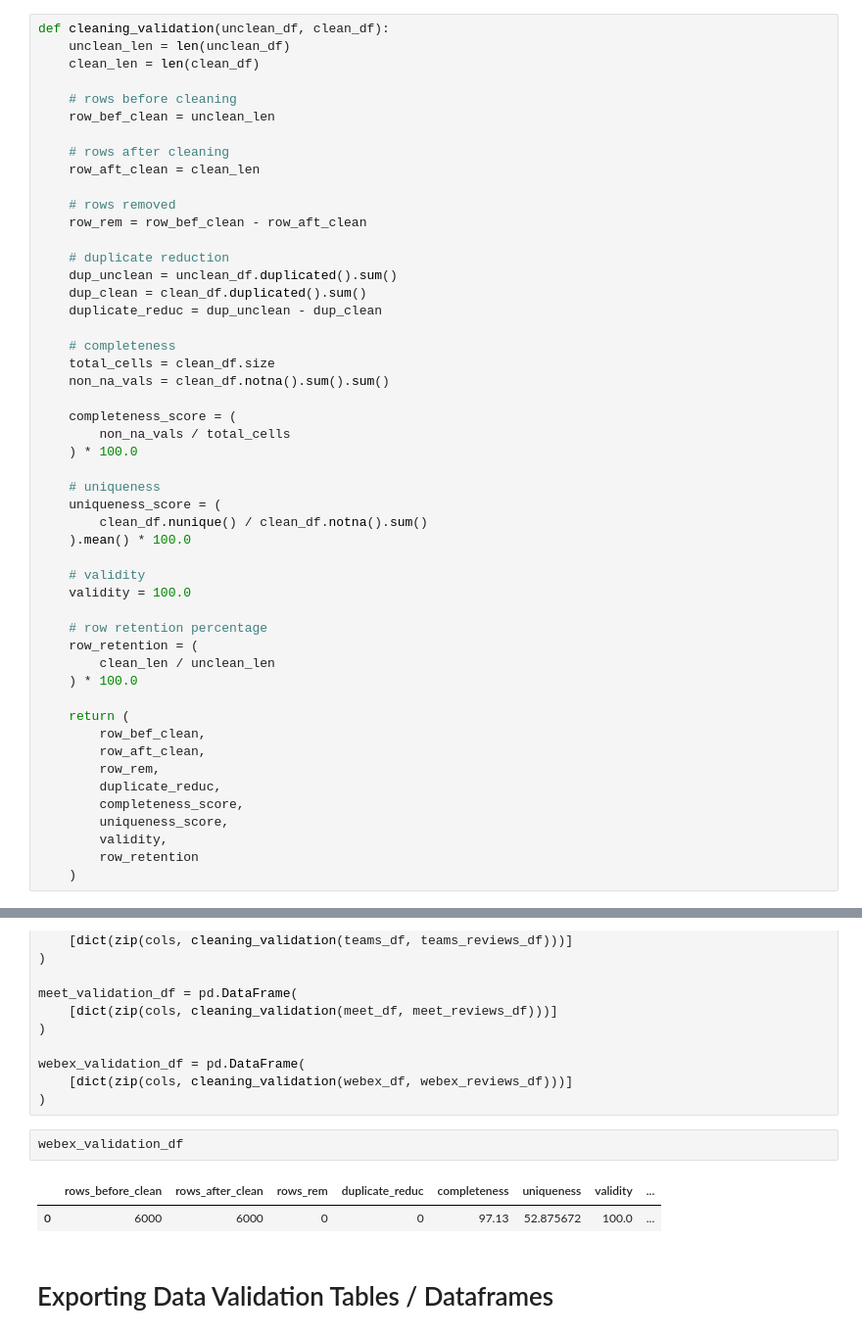
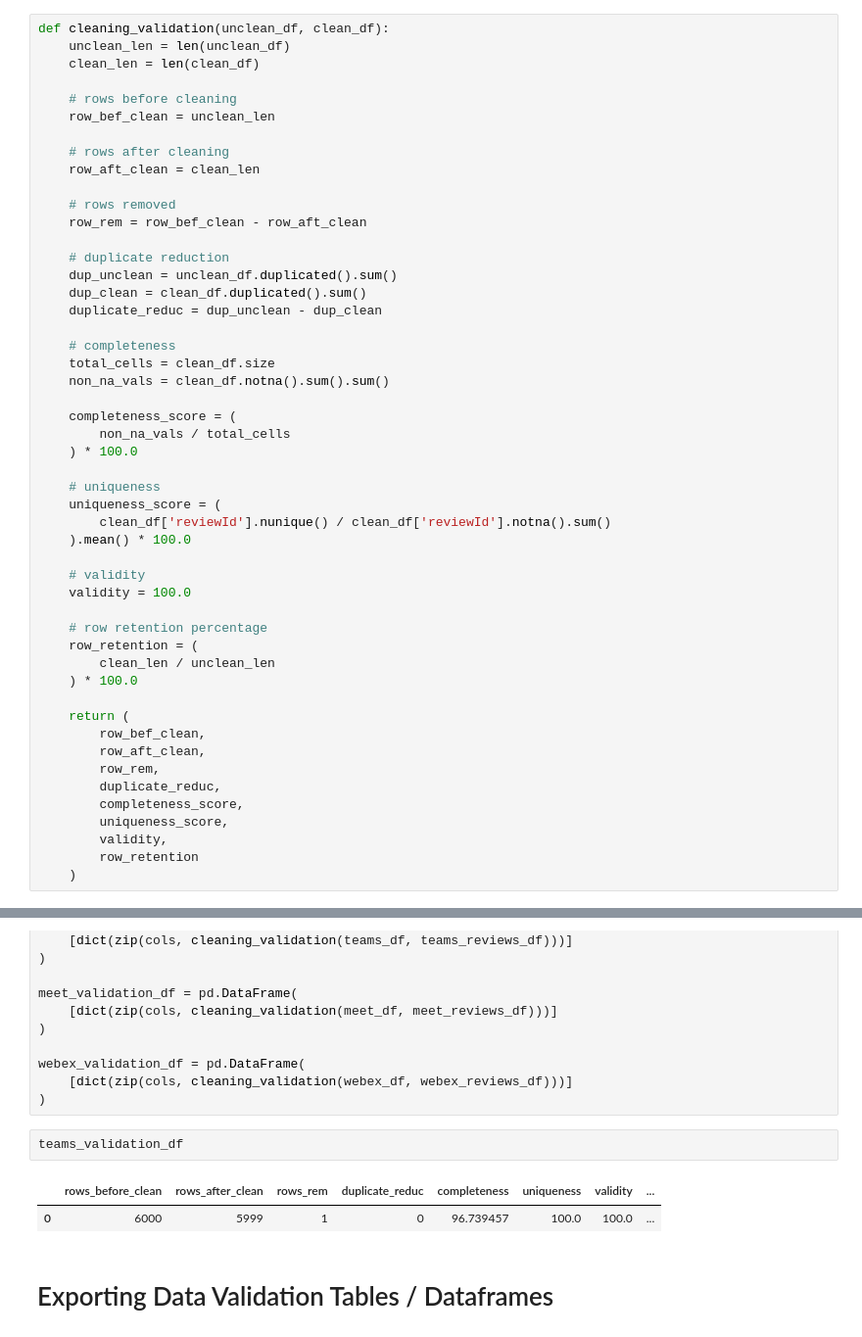
Before and after one commit to UjjwalKarkeyy/SaaS_Product_Analysis_Based_on_Customer_Feedback_and_Competitor_Performance, a Jupyter notebook: data_qa/data_preprocessing.ipynb, the cells around one changed output, grey strips where cells are left out. Shown at 98% size. Drawn from its saved outputs; the diff is of its cells as text.

Commit message:
Functional PivotTable-based Excel QA model

```diff
--- a/data_qa/data_preprocessing.ipynb
+++ b/data_qa/data_preprocessing.ipynb
@@ -395,7 +395,7 @@ def cleaning_validation(unclean_df, clean_df):
 
     # uniqueness
     uniqueness_score = (
-        clean_df.nunique() / clean_df.notna().sum()
+        clean_df['reviewId'].nunique() / clean_df['reviewId'].notna().sum()
     ).mean() * 100.0
 
     # validity
@@ -436,10 +436,10 @@ webex_validation_df = pd.DataFrame(
     [dict(zip(cols, cleaning_validation(webex_df, webex_reviews_df)))]
 )
 # %%
-webex_validation_df
+teams_validation_df
 # %% [output]
 |  | rows_before_clean | rows_after_clean | rows_rem | duplicate_reduc | completeness | uniqueness | validity | ... |
-| 0 | 6000 | 6000 | 0 | 0 | 97.13 | 52.875672 | 100.0 | ... |
+| 0 | 6000 | 5999 | 1 | 0 | 96.739457 | 100.0 | 100.0 | ... |
 # %% [markdown]
 # Exporting Data Validation Tables / Dataframes
 # %%
```
Also changed, not shown: 1 other file.
